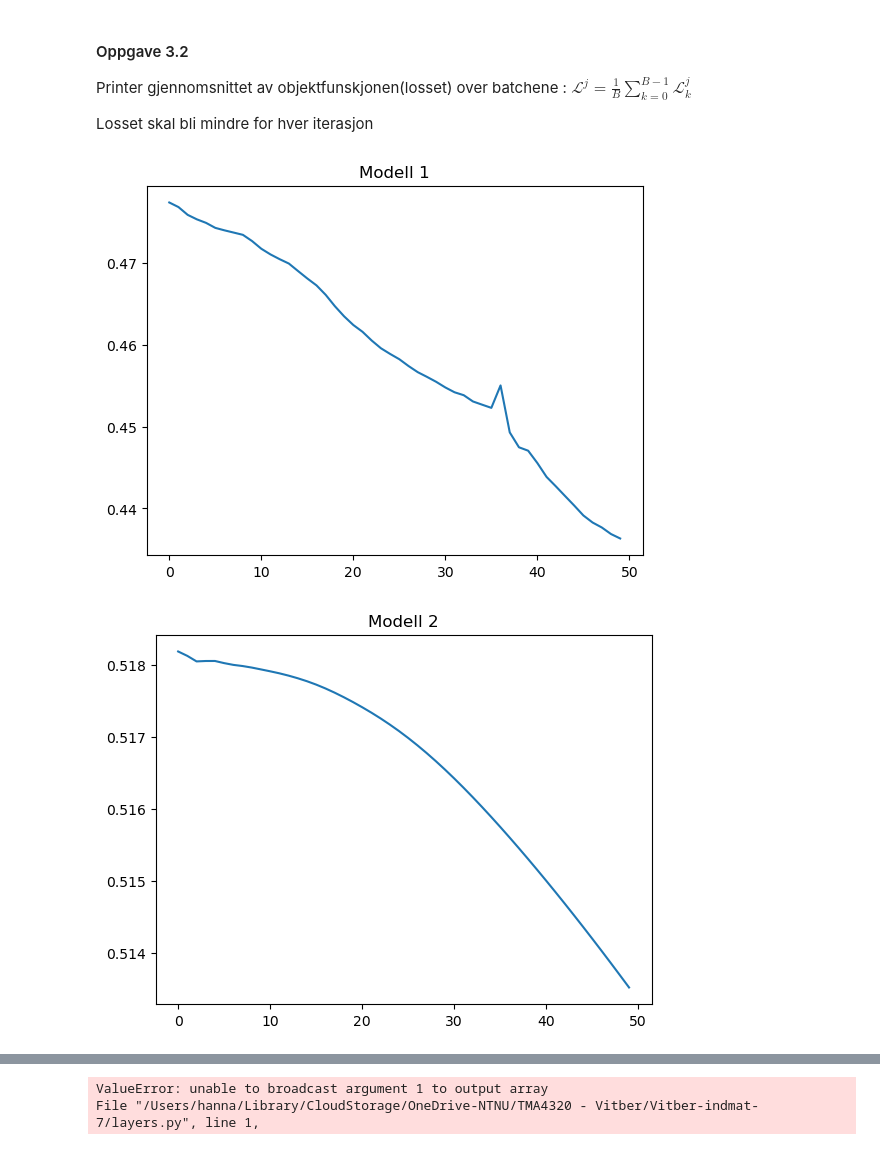
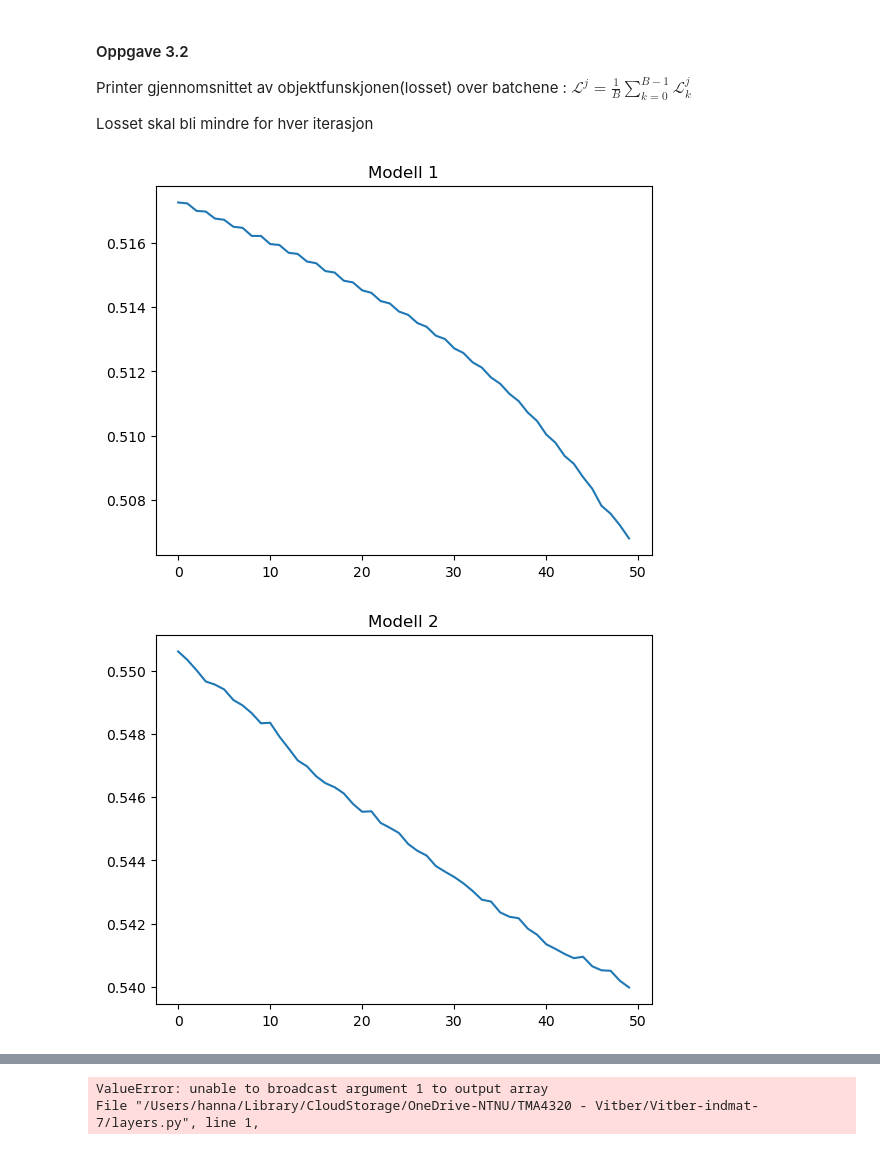
Before and after one commit to hannaroed/Vitber-indmat, a Jupyter notebook: file.ipynb, the cells around one changed output, grey strips where cells are left out. Cells and saved outputs as stored; diff of their text form; code cells hidden in the pictures.

```diff
--- a/file.ipynb
+++ b/file.ipynb
@@ -142,33 +142,31 @@ $\mathscr{L}^{j} = \frac{1}{B}  \sum_{k=0}^{B-1}\mathscr{L}^{j}_{k}$
 Losset skal bli mindre for hver iterasjon
 # %%
 import importlib
-import training # Importer selve modulen, ikke bare funksjonene
+import training
 importlib.reload(training)
-from training import make_model, training_sorting, training_addition
+from training import make_model, training_sorting
 from layers import CrossEntropy
 from optimizer import Adam
 from data_generators import get_train_test_sorting, get_train_test_addition
 
 n = 50
 
 test_model_1 = make_model(r=5, d=10, m=2, L=2, p=15, k=5)
 test_model_2 = make_model(r=7, d=20, m=5, L=2, p=25, k=1)
 
 sorting_data = get_train_test_sorting(5, 2, 250, 10, 10)
-trained_model, _ = training_sorting(test_model_1, CrossEntropy(), Adam(), sorting_data, 2, n_epochs=n)
-_, mean_loss_arr = training_sorting(test_model_1, CrossEntropy(), Adam(), sorting_data, 2, n_epochs=n)
+trained_model1, mean_loss_arr = training_sorting(test_model_1, CrossEntropy(), Adam(), sorting_data, 2, n_epochs=n)
 
-trained_model2, _ = training_sorting(test_model_2, CrossEntropy(), Adam(), sorting_data, 5, n)
-_, mean_loss_arr2 = training_sorting(test_model_2, CrossEntropy(), Adam(), sorting_data, 5, n)
+trained_model2, mean_loss_arr2 = training_sorting(test_model_2, CrossEntropy(), Adam(), sorting_data, 5, n)
 
 iter = np.arange(n)
 
 plt.title("Modell 1")
 plt.plot(iter, mean_loss_arr)
 plt.show()
 plt.title("Modell 2")
 plt.plot(iter, mean_loss_arr2)
 plt.show()
 # %% [output]
-[figure, old version]
+[figure, new version]
-[figure, old version]
+[figure, new version]
```
Also changed, not shown: parts of 2 cells of this notebook, 2 other files.
